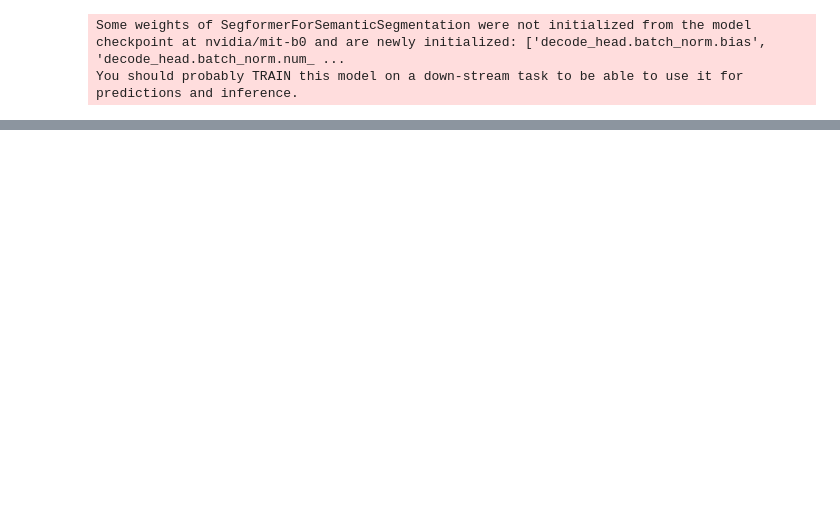
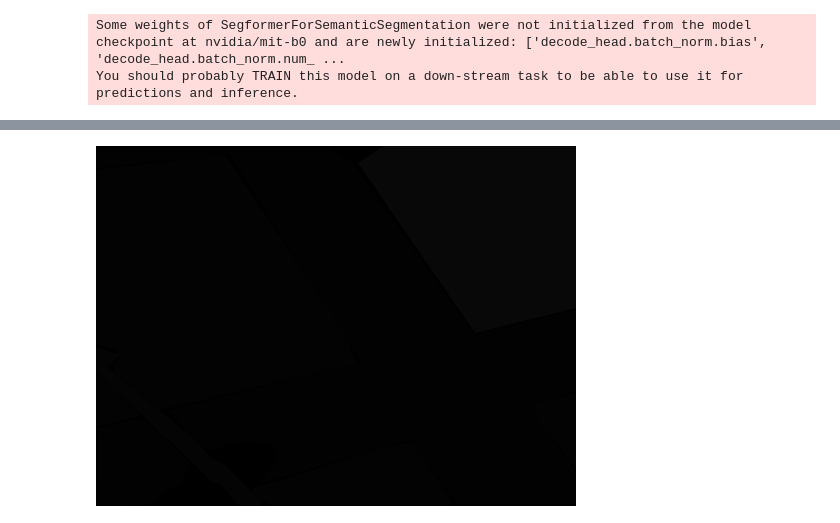
Before and after one commit to Maestrosh/SegformerTutorial, a Jupyter notebook: segformerTutorial.ipynb, the cells around one changed output, grey strips where cells are left out. Cells and saved outputs as stored; diff of their text form; code cells hidden in the pictures; blank space fills up the shorter version.

```diff
--- a/segformerTutorial.ipynb
+++ b/segformerTutorial.ipynb
@@ -291,6 +334,8 @@ plt.show()
 # %%
-firstAnnotation = Image.open('.content/customDatasetWithLabel/annotations/training/0@0_2023-03-23_15-38-19-4410_Brick.png')
+firstAnnotation = Image.open('.content/customDatasetWithLabel/annotations/training/0@0_2023-03-23_15-38-19-4410_Brick.png').convert("L")
 firstAnnotation
+# %% [output]
+[figure, added]
 # %%
 # convert map to NumPy array
 firstAnnotation = np.array(firstAnnotation)
```
Also changed, not shown: parts of 15 cells of this notebook.
